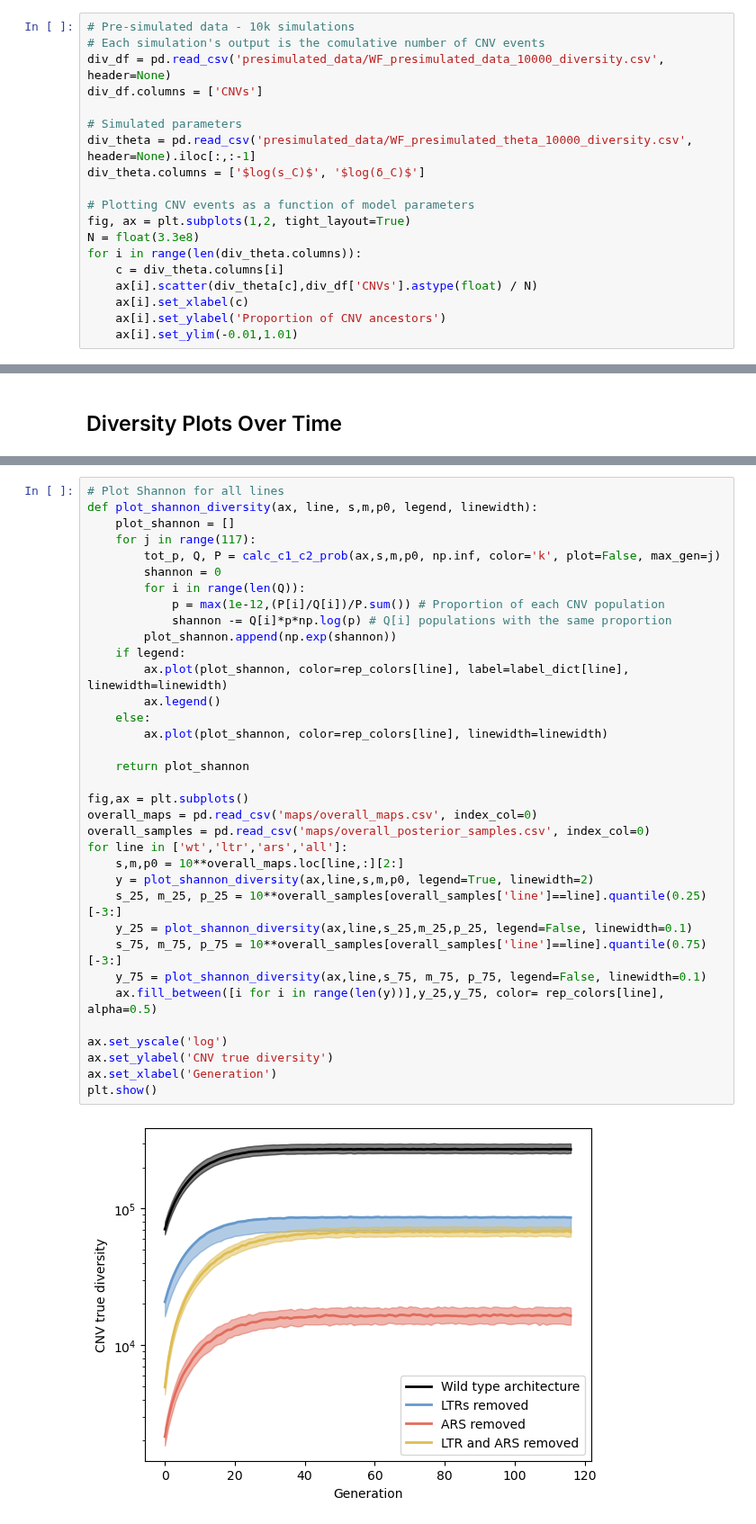
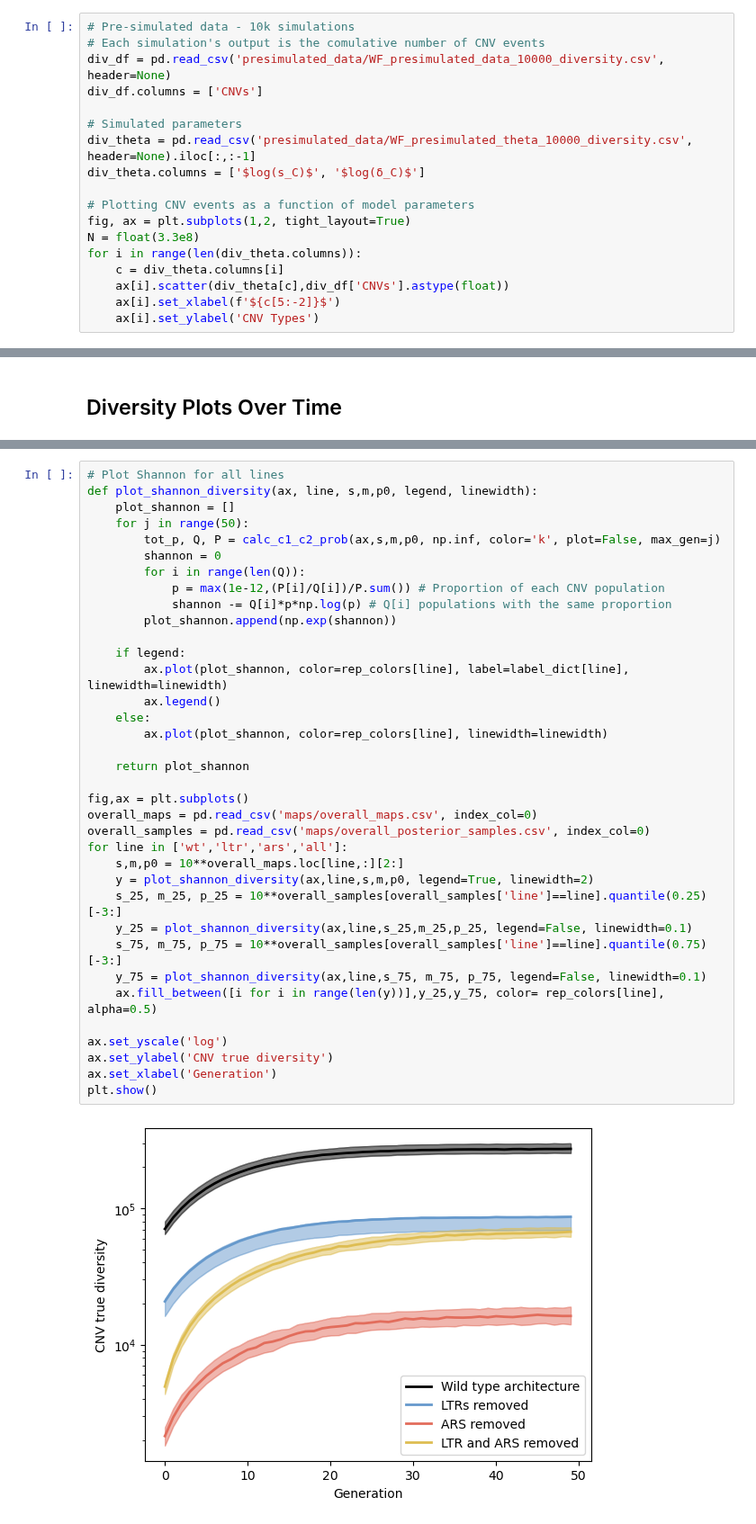
Before and after one commit to yoavram-lab/chuong_et_al, a Jupyter notebook: Diversity.ipynb, the cells around one changed output, grey strips where cells are left out. Shown at 90% size. Saved outputs shown, nothing was run; the diff lists cells and outputs as text.

```diff
--- a/Diversity.ipynb
+++ b/Diversity.ipynb
@@ -24,8 +24,7 @@ fig, ax = plt.subplots(1,2, tight_layout=True)
 N = float(3.3e8)
 for i in range(len(div_theta.columns)):
     c = div_theta.columns[i]
-    ax[i].scatter(div_theta[c],div_df['CNVs'].astype(float) / N)
-    ax[i].set_xlabel(c)
-    ax[i].set_ylabel('Proportion of CNV ancestors')
-    ax[i].set_ylim(-0.01,1.01)
+    ax[i].scatter(div_theta[c],div_df['CNVs'].astype(float))
+    ax[i].set_xlabel(f'${c[5:-2]}$')
+    ax[i].set_ylabel('CNV Types')
 # %% [output]
@@ -121,36 +120,37 @@ ax.legend()
 # Plot Shannon for all lines
 def plot_shannon_diversity(ax, line, s,m,p0, legend, linewidth):
     plot_shannon = []
-    for j in range(117):
+    for j in range(50):
         tot_p, Q, P = calc_c1_c2_prob(ax,s,m,p0, np.inf, color='k', plot=False, max_gen=j)
         shannon = 0
         for i in range(len(Q)):
             p = max(1e-12,(P[i]/Q[i])/P.sum()) # Proportion of each CNV population
             shannon -= Q[i]*p*np.log(p) # Q[i] populations with the same proportion
         plot_shannon.append(np.exp(shannon))
+
     if legend:
         ax.plot(plot_shannon, color=rep_colors[line], label=label_dict[line], linewidth=linewidth)
         ax.legend()
     else:
         ax.plot(plot_shannon, color=rep_colors[line], linewidth=linewidth)
 
     return plot_shannon
 
 fig,ax = plt.subplots()
 overall_maps = pd.read_csv('maps/overall_maps.csv', index_col=0)
 overall_samples = pd.read_csv('maps/overall_posterior_samples.csv', index_col=0)
 for line in ['wt','ltr','ars','all']:
     s,m,p0 = 10**overall_maps.loc[line,:][2:]
     y = plot_shannon_diversity(ax,line,s,m,p0, legend=True, linewidth=2)
     s_25, m_25, p_25 = 10**overall_samples[overall_samples['line']==line].quantile(0.25)[-3:]
     y_25 = plot_shannon_diversity(ax,line,s_25,m_25,p_25, legend=False, linewidth=0.1)
     s_75, m_75, p_75 = 10**overall_samples[overall_samples['line']==line].quantile(0.75)[-3:]
     y_75 = plot_shannon_diversity(ax,line,s_75, m_75, p_75, legend=False, linewidth=0.1)
     ax.fill_between([i for i in range(len(y))],y_25,y_75, color= rep_colors[line], alpha=0.5)
 
 ax.set_yscale('log')
 ax.set_ylabel('CNV true diversity')
 ax.set_xlabel('Generation')
 plt.show()
 # %% [output]
-[figure, old version]
+[figure, new version]
```
Also changed, not shown: parts of 3 cells of this notebook, 4 other files.
